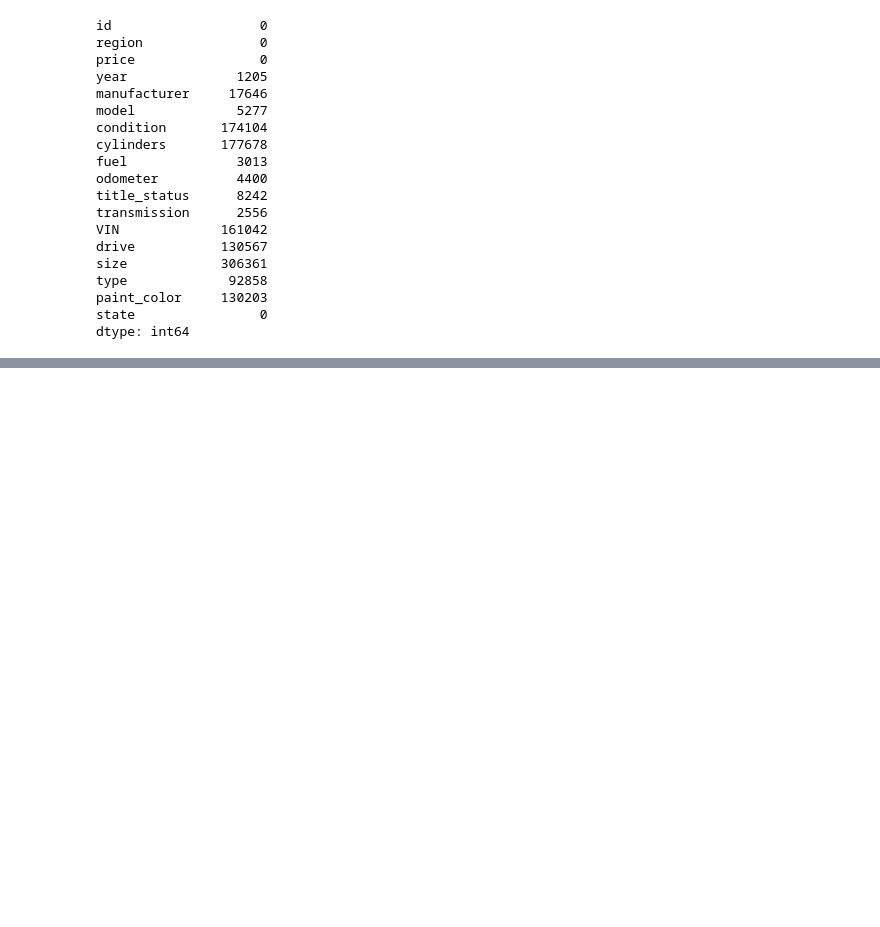
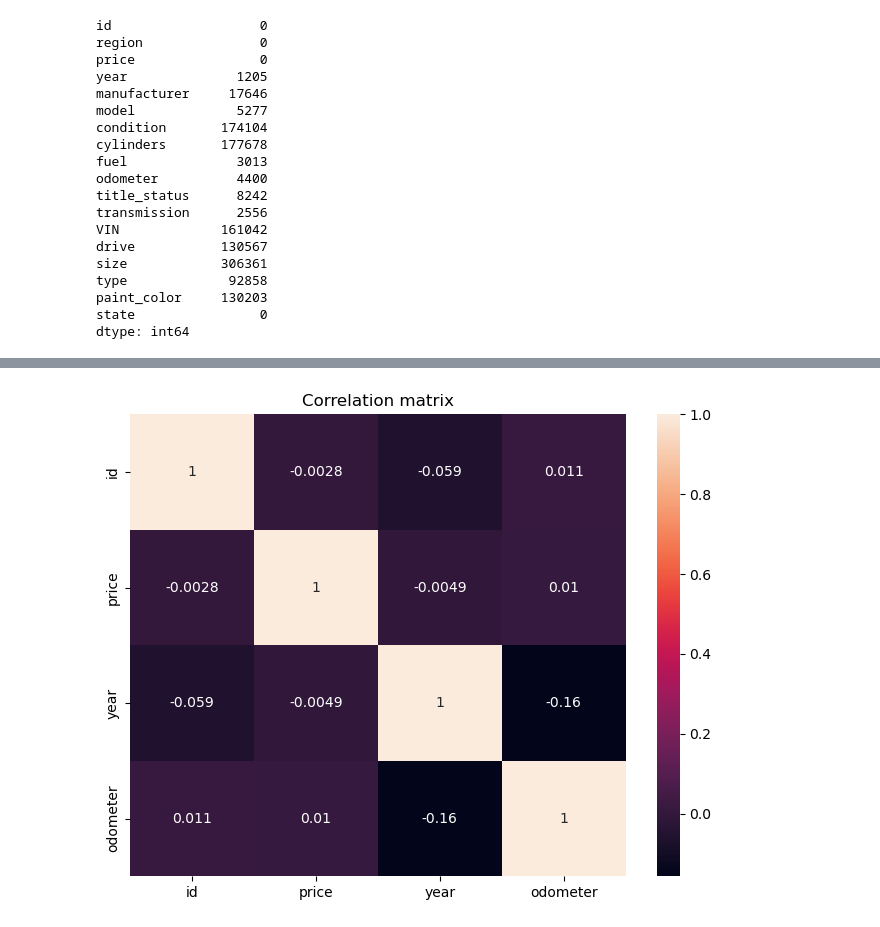
Before and after one commit to gopivalleru/UsedCarPriceAnalysis, a Jupyter notebook: prompt_II.ipynb, the cells around one changed output, grey strips where cells are left out. Drawn from its saved outputs; the diff is of its cells as text; code cells hidden in the pictures; blank space fills up the shorter version.

```diff
--- a/prompt_II.ipynb
+++ b/prompt_II.ipynb
@@ -137,0 +397,8 @@ Now that we've settled on our models and findings, it is time to deliver the inf
+# %%
+plt.figure(figsize=(8,6))
+sns.heatmap(cars.corr(numeric_only=True), annot=True)
+plt.title('Correlation matrix')
+plt.savefig('images/correlation_matrix.png')
+plt.show()
+# %% [output]
+[figure, added]
```
Also changed, not shown: parts of 116 cells of this notebook, 13 other files.
